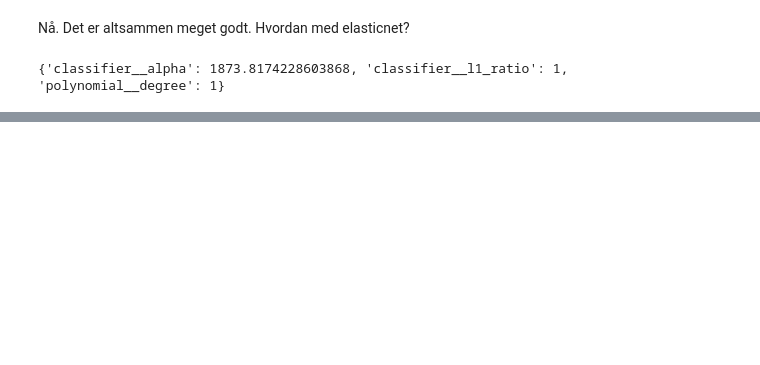
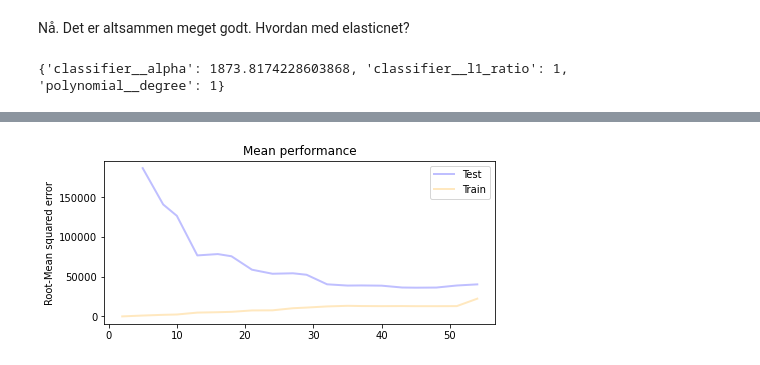
Before and after one commit to pryn-kb/isds2023, a Jupyter notebook: cbk/modelling.ipynb, the cells around one changed output, grey strips where cells are left out. Cells and saved outputs as stored; diff of their text form; code cells hidden in the pictures; blank space fills up the shorter version.

```diff
--- a/cbk/modelling.ipynb
+++ b/cbk/modelling.ipynb
@@ -300,9 +303,16 @@ pd.DataFrame({"predicted":y_pred, "sand": y_test})
 # %%
 # LOAD FROM SCIKIT-LEARN
 from sklearn.model_selection import learning_curve
+pipe  = Pipeline([
+    ('preprocessor', preprocessor),
+    ('polynomial', PolynomialFeatures(degree=3)),  # Tilføj denne linje
+    ('classifier', ElasticNet())
+])
+
+
 
 train_sizes, train_scores, test_scores = \
-    learning_curve(estimator=pipe_lasso,
+    learning_curve(estimator=pipe,
                    X=X_dev,
                    y=y_dev,
                    train_sizes=np.arange(0.05, 1.05, .05),
@@ -316,0 +352,10 @@ mse_.head(5)
+# %%
+f_learn, ax = plt.subplots(figsize=(7,3))
+ax.plot(train_sizes,np.sqrt(-test_scores.mean(1)), alpha=0.25, linewidth=2, label ='Test', color='blue') # negated, because we already use neg_MSE
+ax.plot(train_sizes,np.sqrt(-train_scores.mean(1)), alpha=0.25, linewidth=2, label='Train', color='orange') # negated, because we already use neg_MSE
+
+ax.set_title('Mean performance')
+ax.set_ylabel('Root-Mean squared error')
+ax.legend();
+# %% [output]
+[figure, added]
```
Also changed, not shown: parts of 14 cells of this notebook, 10 other files.
